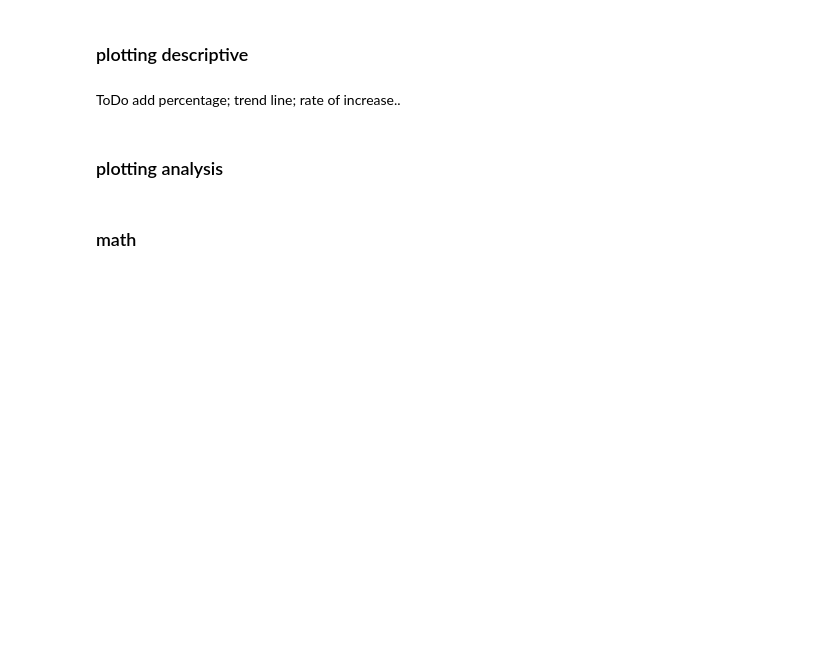
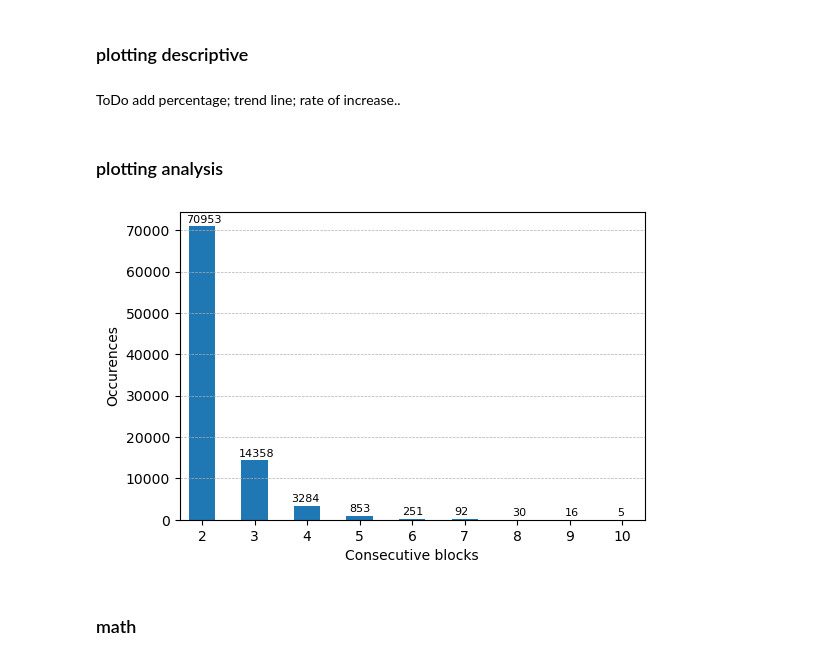
Before and after one commit to vivowa/mmev, a Jupyter notebook: lightblocks_testrun.ipynb, the cells around one changed output. Cells and saved outputs as stored; diff of their text form; code cells hidden in the pictures; blank space fills up the shorter version.

```diff
--- a/lightblocks_testrun.ipynb
+++ b/lightblocks_testrun.ipynb
@@ -498,36 +529,38 @@ temp = slc['count'].unique()
 temp.sort()
 
 stat = slc.groupby(slc['count']).size().values
 
 for i, x in enumerate(temp):
     stat[i] = stat[i]/x
 
 fig, ax = plt.subplots(figsize =(6, 4))
 
 ax.bar(temp, stat, width = 0.5)
 ax.grid(axis='y', linestyle='--', linewidth=.5)
 
 
 for i in range(0,2+1):
     plt.text(temp[i]-.3, stat[i]+1e3, s=f'{stat[i]}', fontdict=dict(fontsize=8))
 
 for i in range(3,5+1):
     plt.text(temp[i]-.2, stat[i]+1e3, s=f'{stat[i]}', fontdict=dict(fontsize=8))
 
 for i in range(6,len(temp)):
     plt.text(temp[i]-.1, stat[i]+1e3, s=f'{stat[i]}', fontdict=dict(fontsize=8))
 
 left, right = plt.xlim()
 ax.set_xlim(left+.25, right-0.25)
 
-ax.set_ylabel('occurences')
-ax.set_xlabel('consecutive blocks')
+ax.set_ylabel('Occurences')
+ax.set_xlabel('Consecutive blocks')
 
 plt.xticks(temp)
 
-plt.savefig(f'figures/occurences.png')
+plt.savefig(f'figures/occurences.png', bbox_inches='tight')
 # show plot
 plt.show()
+# %% [output]
+[figure, added]
 # %%
 # Is there a pattern, to propose low gas blocks?
 # "VALIDATOR for slot k+1 is buying the slot in order to submit an empty block just before the slot they are elected for"
```
Also changed, not shown: parts of 92 cells of this notebook, 4 other files.
